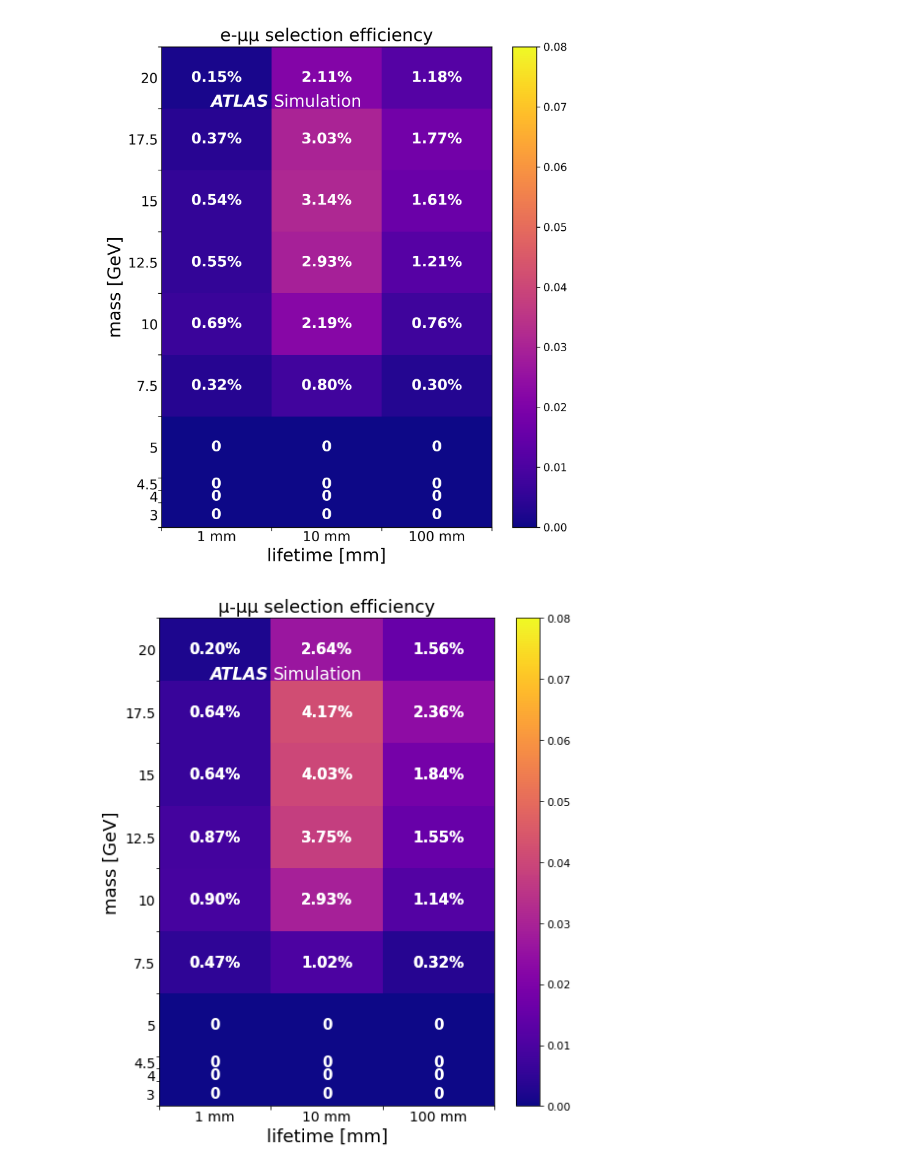
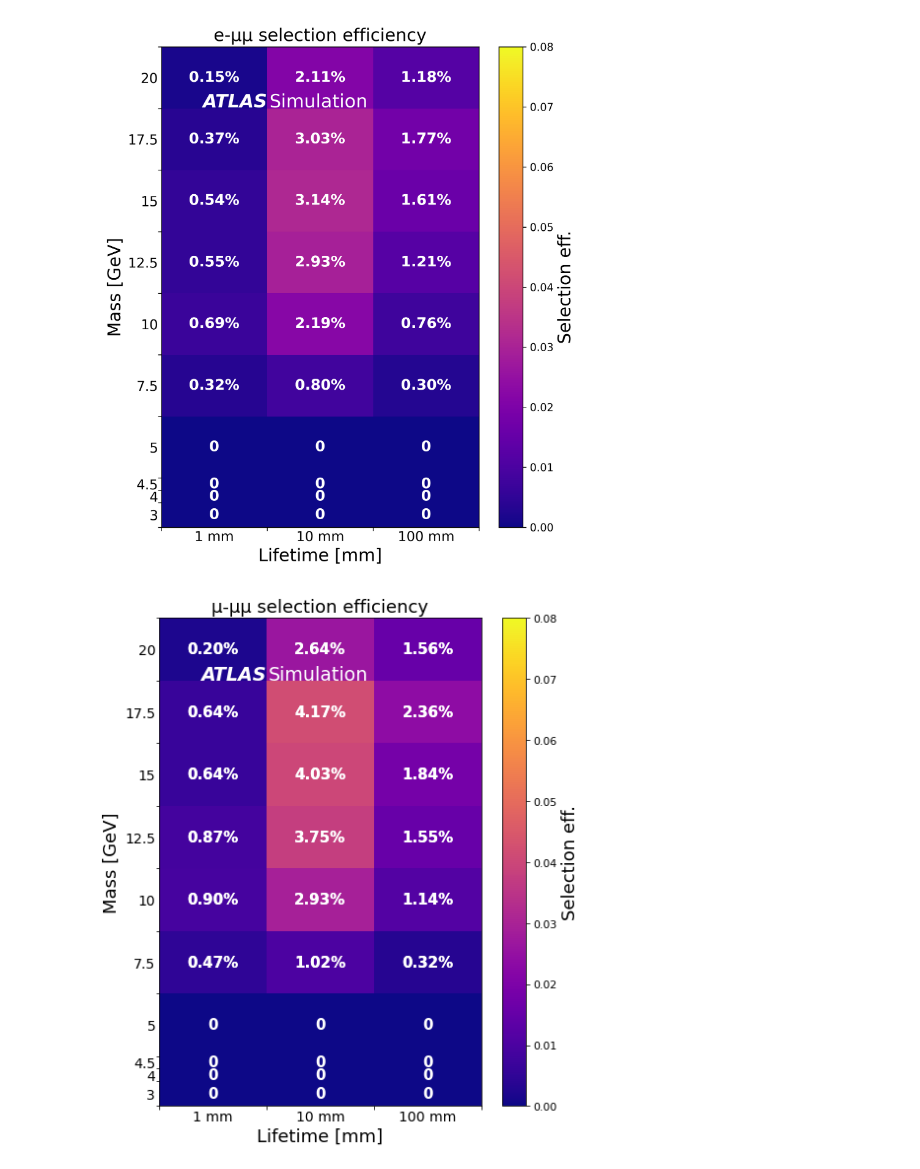
Before and after one commit to robinnewhouse/DHNLAnalysisNotebooks, a Jupyter notebook: hepdata/efficiencies.ipynb, the cells around one changed output. Saved outputs shown, nothing was run; the diff lists cells and outputs as text; code cells hidden in the pictures.

Commit message:
Fiddling with plots

```diff
--- a/hepdata/efficiencies.ipynb
+++ b/hepdata/efficiencies.ipynb
@@ -98,8 +98,10 @@ def plot_uncertainties(count_arr_1, title, outfile):
 
     # mess with axis labels
     ax.set_title(title, fontsize=18)
-    ax.set_xlabel('lifetime [mm]', fontsize=18)
-    ax.set_ylabel('mass [GeV]', fontsize=18)
+    ax.set_xlabel('Lifetime [mm]', fontsize=18)
+    ax.set_ylabel('Mass [GeV]', fontsize=18)
+    cbar.set_label('Selection eff.', fontsize=18)
+
 
     # # place a text box  - white face
     # #==============================================================================================================================================================================
@@ -112,7 +114,7 @@ def plot_uncertainties(count_arr_1, title, outfile):
     # place a text box
     #==============================================================================================================================================================================
     props = dict(boxstyle='square', facecolor='white', alpha=0, linewidth=0 )
-    atlas_x = 0.14
+    atlas_x = 0.13
     atlas_y = 0.885
     internal_x = 0.34
     ax.text(atlas_x, atlas_y, 'ATLAS', transform=ax.transAxes, fontsize=19, verticalalignment='center', fontstyle='italic', fontweight='bold', bbox=props, color='white')
@@ -170,2 +172,2 @@ display(Image(filename=f'{outdir}efficiency_euu.png'));
-[figure, old version]
+[figure, new version]
-[figure, old version]
+[figure, new version]
```
Also changed, not shown: parts of 1 cell of this notebook, 15 other files.
